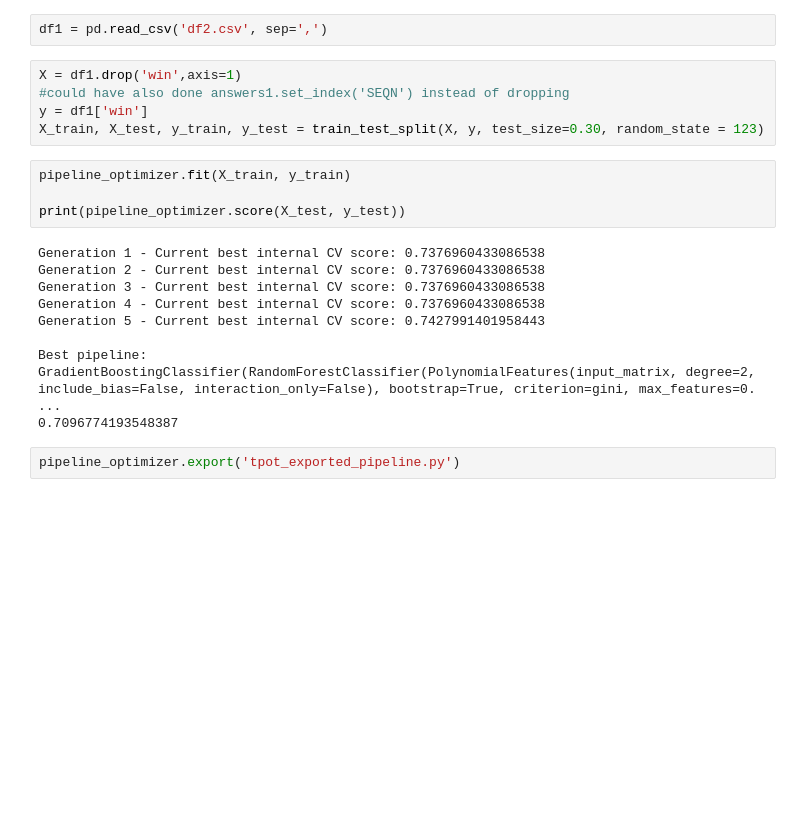
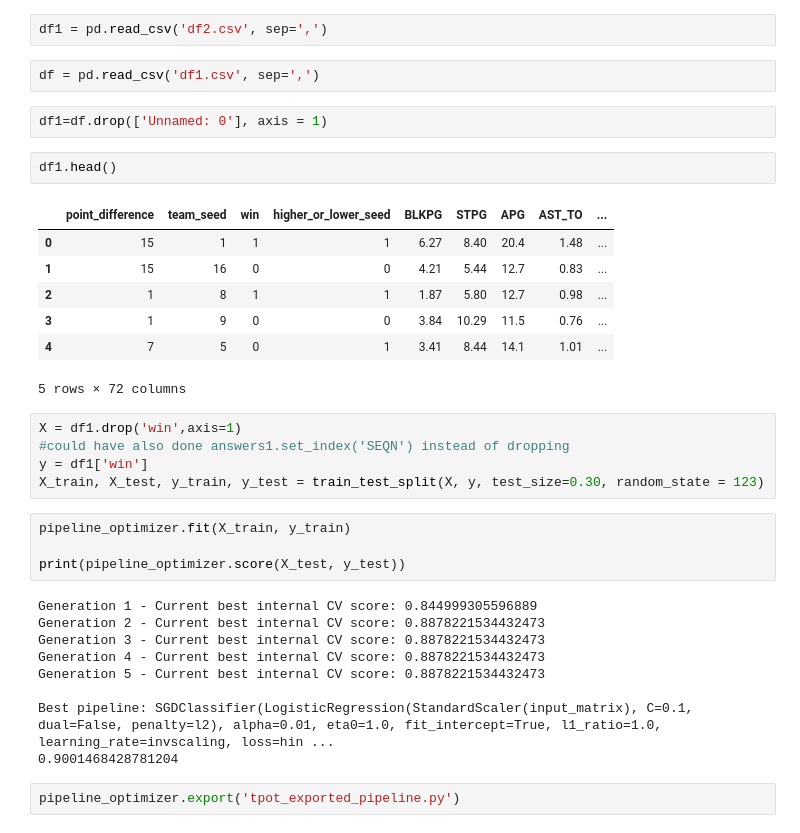
Before and after one commit to amazurek1/march_madness_predictions, a Jupyter notebook: Good_jupyter_notebooks/Trying T-pot.ipynb, the cells around one changed output. Drawn from its saved outputs; the diff is of its cells as text; blank space fills up the shorter version.

```diff
--- a/Good_jupyter_notebooks/Trying T-pot.ipynb
+++ b/Good_jupyter_notebooks/Trying T-pot.ipynb
@@ -26,6 +26,20 @@ df1=df.drop(['index','result','Unnamed: 0','Unnamed: 0.1','winner','name_x','yea
         'names_for_merging_sr','index_everything', 'name_y'], axis = 1)
 # %%
 df1 = pd.read_csv('df2.csv', sep=',')
+# %%
+df = pd.read_csv('df1.csv', sep=',')
+# %%
+df1=df.drop(['Unnamed: 0'], axis = 1)
+# %%
+df1.head()
+# %% [output]
+|  | point_difference | team_seed | win | higher_or_lower_seed | BLKPG | STPG | APG | AST_TO | ... |
+| 0 | 15 | 1 | 1 | 1 | 6.27 | 8.40 | 20.4 | 1.48 | ... |
+| 1 | 15 | 16 | 0 | 0 | 4.21 | 5.44 | 12.7 | 0.83 | ... |
+| 2 | 1 | 8 | 1 | 1 | 1.87 | 5.80 | 12.7 | 0.98 | ... |
+| 3 | 1 | 9 | 0 | 0 | 3.84 | 10.29 | 11.5 | 0.76 | ... |
+| 4 | 7 | 5 | 0 | 1 | 3.41 | 8.44 | 14.1 | 1.01 | ... |
+5 rows × 72 columns
 # %%
 X = df1.drop('win',axis=1)
 #could have also done answers1.set_index('SEQN') instead of dropping
@@ -36,13 +50,13 @@ pipeline_optimizer.fit(X_train, y_train)
 
 print(pipeline_optimizer.score(X_test, y_test))
 # %% [output]
-Generation 1 - Current best internal CV score: 0.7376960433086538
-Generation 2 - Current best internal CV score: 0.7376960433086538
-Generation 3 - Current best internal CV score: 0.7376960433086538
-Generation 4 - Current best internal CV score: 0.7376960433086538
-Generation 5 - Current best internal CV score: 0.7427991401958443
+Generation 1 - Current best internal CV score: 0.844999305596889
+Generation 2 - Current best internal CV score: 0.8878221534432473
+Generation 3 - Current best internal CV score: 0.8878221534432473
+Generation 4 - Current best internal CV score: 0.8878221534432473
+Generation 5 - Current best internal CV score: 0.8878221534432473
 
-Best pipeline: GradientBoostingClassifier(RandomForestClassifier(PolynomialFeatures(input_matrix, degree=2, include_bias=False, interaction_only=False), bootstrap=True, criterion=gini, max_features=0. ...
-0.7096774193548387
+Best pipeline: SGDClassifier(LogisticRegression(StandardScaler(input_matrix), C=0.1, dual=False, penalty=l2), alpha=0.01, eta0=1.0, fit_intercept=True, l1_ratio=1.0, learning_rate=invscaling, loss=hin ...
+0.9001468428781204
 # %%
 pipeline_optimizer.export('tpot_exported_pipeline.py')
```
Also changed, not shown: 4 other files.
